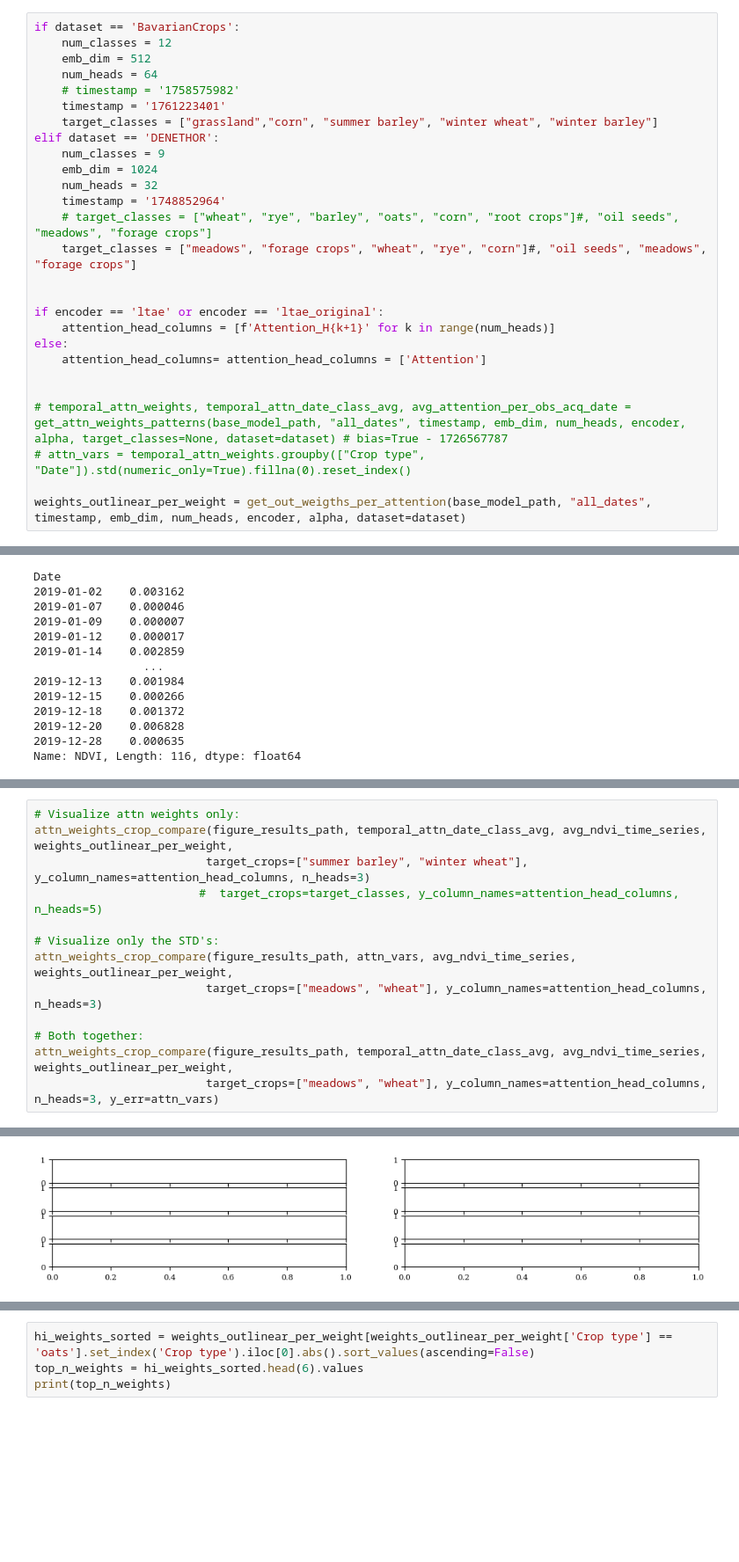
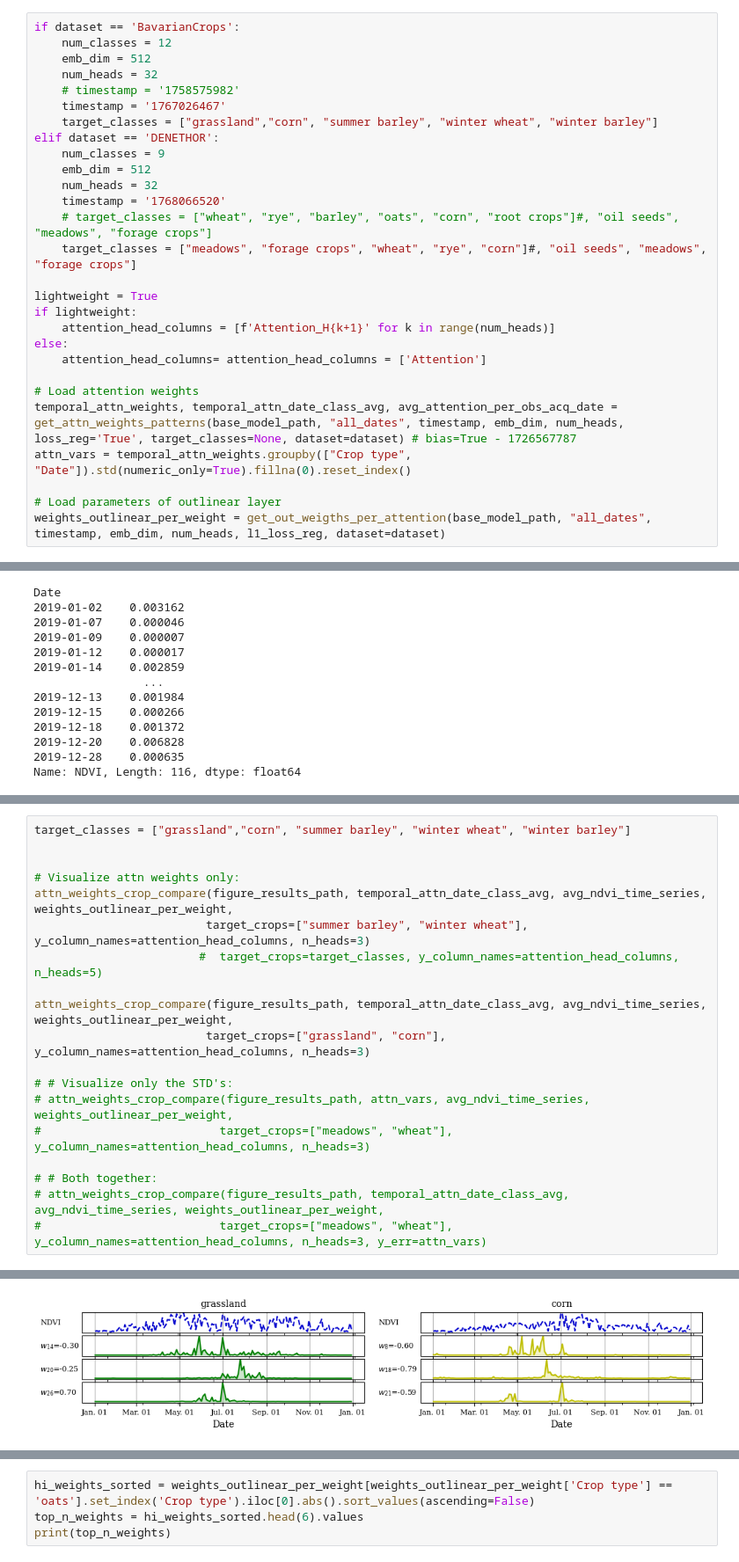
Before and after one commit to IvicaObadic/crop-type-classification-explainability, a Jupyter notebook: notebooks/explaining_attention_weights_patterns.ipynb, the cells around one changed output, grey strips where cells are left out. Shown at 88% size. Cells and saved outputs as stored; diff of their text form; blank space fills up the shorter version.

```diff
--- a/notebooks/explaining_attention_weights_patterns.ipynb
+++ b/notebooks/explaining_attention_weights_patterns.ipynb
@@ -130,28 +128,29 @@ plt.rcParams.update(tex_fonts_false)
 if dataset == 'BavarianCrops':
     num_classes = 12
     emb_dim = 512
-    num_heads = 64
+    num_heads = 32
     # timestamp = '1758575982'
-    timestamp = '1761223401'
+    timestamp = '1767026467'
     target_classes = ["grassland","corn", "summer barley", "winter wheat", "winter barley"]
 elif dataset == 'DENETHOR':
     num_classes = 9
-    emb_dim = 1024
+    emb_dim = 512
     num_heads = 32
-    timestamp = '1748852964'
+    timestamp = '1768066520'
     # target_classes = ["wheat", "rye", "barley", "oats", "corn", "root crops"]#, "oil seeds", "meadows", "forage crops"]
     target_classes = ["meadows", "forage crops", "wheat", "rye", "corn"]#, "oil seeds", "meadows", "forage crops"]
 
-
-if encoder == 'ltae' or encoder == 'ltae_original':
+lightweight = True
+if lightweight:
     attention_head_columns = [f'Attention_H{k+1}' for k in range(num_heads)]
 else:
     attention_head_columns= attention_head_columns = ['Attention']
 
+# Load attention weights
+temporal_attn_weights, temporal_attn_date_class_avg, avg_attention_per_obs_acq_date = get_attn_weights_patterns(base_model_path, "all_dates", timestamp, emb_dim, num_heads, loss_reg='True', target_classes=None, dataset=dataset) # bias=True - 1726567787
+attn_vars = temporal_attn_weights.groupby(["Crop type", "Date"]).std(numeric_only=True).fillna(0).reset_index()
 
-# temporal_attn_weights, temporal_attn_date_class_avg, avg_attention_per_obs_acq_date = get_attn_weights_patterns(base_model_path, "all_dates", timestamp, emb_dim, num_heads, encoder, alpha, target_classes=None, dataset=dataset) # bias=True - 1726567787
-# attn_vars = temporal_attn_weights.groupby(["Crop type", "Date"]).std(numeric_only=True).fillna(0).reset_index()
-
-weights_outlinear_per_weight = get_out_weigths_per_attention(base_model_path, "all_dates", timestamp, emb_dim, num_heads, encoder, alpha, dataset=dataset)
+# Load parameters of outlinear layer
+weights_outlinear_per_weight = get_out_weigths_per_attention(base_model_path, "all_dates", timestamp, emb_dim, num_heads, l1_loss_reg, dataset=dataset)
 # %% [output]
 Run training on newly implemented Lightweight Temporal Attention Encoder (LTAE)
@@ -421,14 +291,20 @@ Name: NDVI, Length: 116, dtype: float64
 # %%
+target_classes = ["grassland","corn", "summer barley", "winter wheat", "winter barley"]
+
+
 # Visualize attn weights only:
 attn_weights_crop_compare(figure_results_path, temporal_attn_date_class_avg, avg_ndvi_time_series, weights_outlinear_per_weight,
                          target_crops=["summer barley", "winter wheat"], y_column_names=attention_head_columns, n_heads=3)
                         #  target_crops=target_classes, y_column_names=attention_head_columns, n_heads=5)
 
-# Visualize only the STD's:
-attn_weights_crop_compare(figure_results_path, attn_vars, avg_ndvi_time_series, weights_outlinear_per_weight,
-                         target_crops=["meadows", "wheat"], y_column_names=attention_head_columns, n_heads=3)
+attn_weights_crop_compare(figure_results_path, temporal_attn_date_class_avg, avg_ndvi_time_series, weights_outlinear_per_weight,
+                         target_crops=["grassland", "corn"], y_column_names=attention_head_columns, n_heads=3)
 
-# Both together:
-attn_weights_crop_compare(figure_results_path, temporal_attn_date_class_avg, avg_ndvi_time_series, weights_outlinear_per_weight,
-                         target_crops=["meadows", "wheat"], y_column_names=attention_head_columns, n_heads=3, y_err=attn_vars)
+# # Visualize only the STD's:
+# attn_weights_crop_compare(figure_results_path, attn_vars, avg_ndvi_time_series, weights_outlinear_per_weight,
+#                          target_crops=["meadows", "wheat"], y_column_names=attention_head_columns, n_heads=3)
+
+# # Both together:
+# attn_weights_crop_compare(figure_results_path, temporal_attn_date_class_avg, avg_ndvi_time_series, weights_outlinear_per_weight,
+#                          target_crops=["meadows", "wheat"], y_column_names=attention_head_columns, n_heads=3, y_err=attn_vars)
 # %% [output]
@@ -437 +313 @@ IndexError: single positional indexer is out-of-bounds
-[figure, old version]
+[figure, new version]
```
Also changed, not shown: parts of 7 cells of this notebook, 14 other files.
